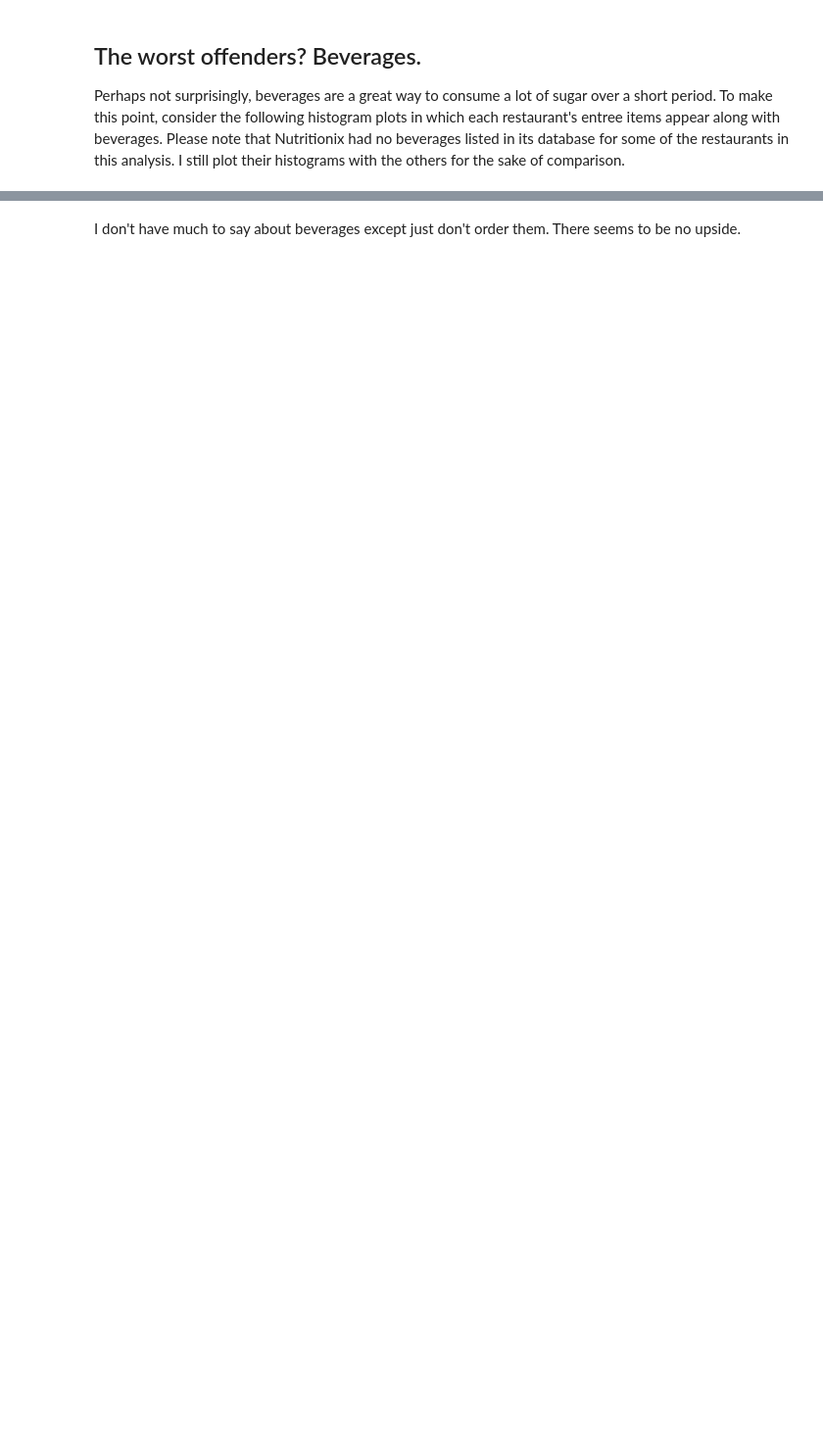
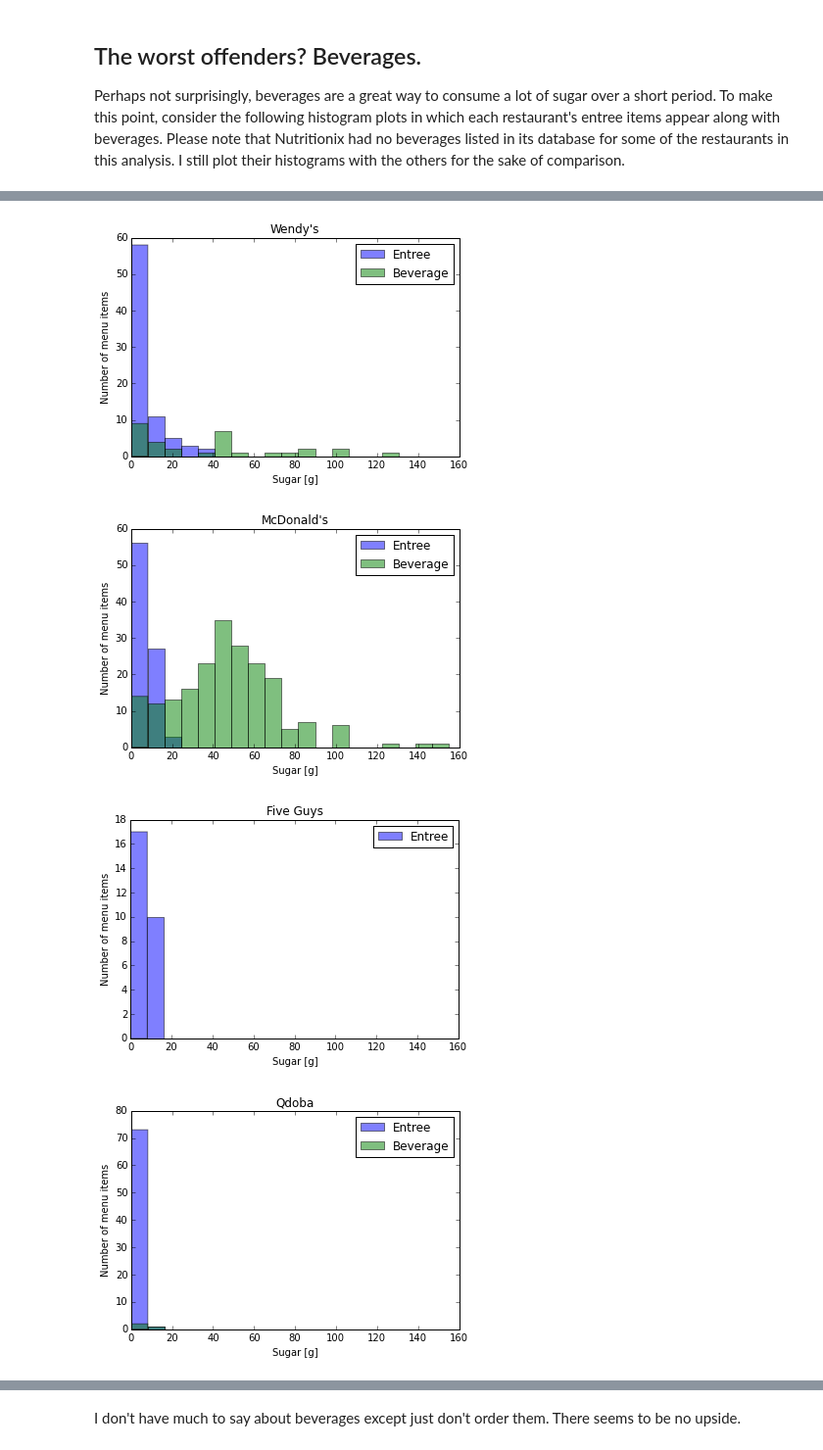
Before and after one commit to jrsmith3/jrsmith3.github.io, a Jupyter notebook: content/2015-10-02_minimum_sugar.ipynb, the cells around one changed output, grey strips where cells are left out. Shown at 98% size. Saved outputs shown, nothing was run; the diff lists cells and outputs as text; code cells hidden in the pictures; blank space fills up the shorter version.

```diff
--- a/content/2015-10-02_minimum_sugar.ipynb
+++ b/content/2015-10-02_minimum_sugar.ipynb
@@ -198,6 +261,2 @@ Chicken McNuggets (40 Piece)
 # %% [markdown]
 Everything else is around 500 calories or less. All the menu items with less than 3g sugar are printed below, sorted by restaurant and calories (high to low).
-# %%
-for brand_name in restaurant_names:
-    minimum_sugar.print_low_sugar_calorie_report(menu_data, brand_name)
-    print "\r"
@@ -222,18 +301,3 @@ Lettuce: 5cal, 0g sugar
 # %% [markdown]
 ## The worst offenders? Beverages.
 Perhaps not surprisingly, beverages are a great way to consume a lot of sugar over a short period. To make this point, consider the following histogram plots in which each restaurant's entree items appear along with beverages. Please note that Nutritionix had no beverages listed in its database for some of the restaurants in this analysis. I still plot their histograms with the others for the sake of comparison.
-# %%
-beverage_items = minimum_sugar.filter_menu_items(menu_data, "menu_category", "beverage")
-sugar_max = max(minimum_sugar.extract_variable(menu_data, "nf_sugars"))
-
-for restaurant_name in restaurant_names:
-    restaurant_entree_items = minimum_sugar.filter_menu_items(entree_items, "brand_name", restaurant_name)
-    restaurant_beverage_items = minimum_sugar.filter_menu_items(beverage_items, "brand_name", restaurant_name)
-
-    f = minimum_sugar.menu_histogram(restaurant_entree_items, "nf_sugars", title=restaurant_name, param_name="Sugar [g]", x_max=sugar_max, alpha=0.5, label="Entree")
-    if restaurant_beverage_items:
-        f = minimum_sugar.menu_histogram(restaurant_beverage_items, "nf_sugars", title=restaurant_name, param_name="Sugar [g]", x_max=sugar_max, fig=f, alpha=0.5, label="Beverage")
-
-    plt.legend()
-
-    plt.show()
@@ -246,0 +304,31 @@ for restaurant_name in restaurant_names:
+# %%
+with sqlite3.connect(database_filename) as conn:
+    cursor = conn.cursor()
+    cursor.execute("SELECT MAX(nf_sugars) FROM menu_data WHERE menu_category = 'beverage'")
+    sugar_max = cursor.fetchone()[0]
+
+    select_txt = """
+        SELECT nf_sugars
+        FROM menu_data
+        WHERE menu_category = ?
+        AND brand_name = ?
+        """
+
+    for brand_name in restaurant_names:
+        cursor.execute(select_txt, ("entree", brand_name, ))
+        entree_sugars = cursor.fetchall()
+
+        cursor.execute(select_txt, ("beverage", brand_name, ))
+        beverage_sugars = cursor.fetchall()
+
+        fig = minimum_sugar.menu_histogram(entree_sugars, x_max=sugar_max, param_name="Sugar [g]", title=brand_name, alpha=0.5, label="Entree")
+        if len(beverage_sugars) > 0:
+            fig = minimum_sugar.menu_histogram(beverage_sugars, x_max=sugar_max, param_name="Sugar [g]", fig=fig, alpha=0.5, label="Beverage")
+
+        plt.legend()
+        plt.show()
+# %% [output]
+[figure, added]
+[figure, added]
+[figure, added]
+[figure, added]
```
Also changed, not shown: parts of 24 cells of this notebook.
